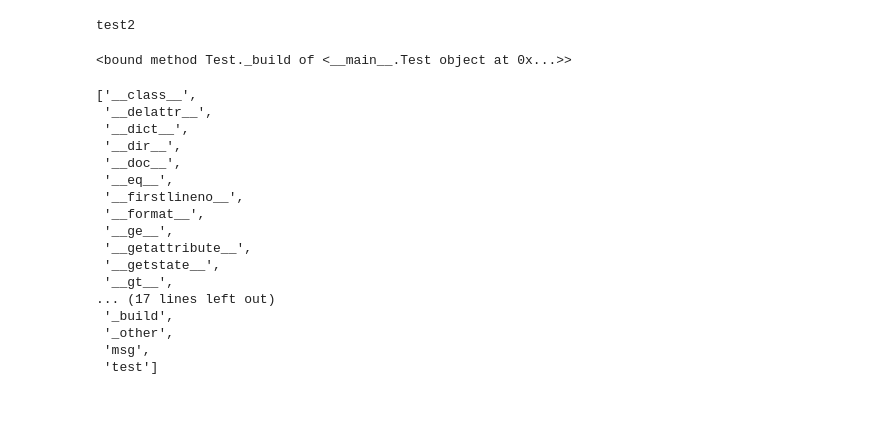
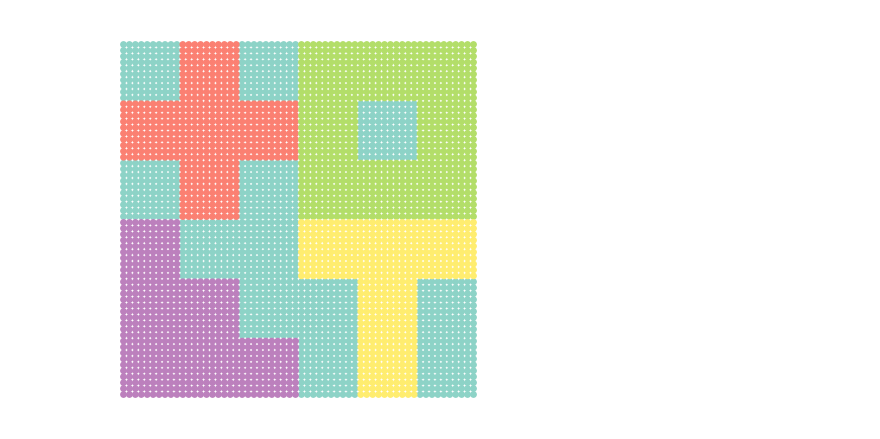
Before and after one commit to craigfouts/asterism, a Jupyter notebook: notebooks/sandbox.ipynb, the cells around one changed output. Drawn from its saved outputs; the diff is of its cells as text; code cells hidden in the pictures; blank space fills up the shorter version.

```diff
--- a/notebooks/sandbox.ipynb
+++ b/notebooks/sandbox.ipynb
@@ -47,53 +21,6 @@ def _(build):
-# %%
-class Test:
-    def __init__(self):
-        self.msg = 'test'
-
-    def _build(self, msg=None):
-        if msg is not None:
-            self.msg = msg
-
-        print(self.msg)
-
-        return self
-
-    def _other(self, msg=None):
-        if msg is not None:
-            self.msg += msg
-
-        print(self.msg)
-
-        return self
-
-    @buildmethod
-    def test(self, **kwargs):
-        return self
-
-t = Test().test(msg='test2')
-# %% [output]
-test2
-# %%
-getattr(t, '_build')
-# %% [output]
-<bound method Test._build of <__main__.Test object at 0x...>>
-# %%
-dir(t)
-# %% [output]
-['__class__',
- '__delattr__',
- '__dict__',
- '__dir__',
- '__doc__',
- '__eq__',
- '__firstlineno__',
- '__format__',
- '__ge__',
- '__getattribute__',
- '__getstate__',
- '__gt__',
-... (17 lines left out)
- '_build',
- '_other',
- 'msg',
- 'test']
+# %%
+data, labels = make_dataset(return_tensor=True)
+show_dataset(data, labels)
+# %% [output]
+[figure, added]
 # %%
```
Also changed, not shown: parts of 20 cells of this notebook, 24 other files.
